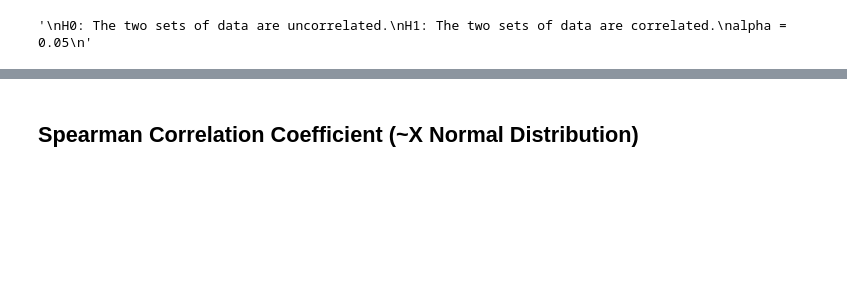
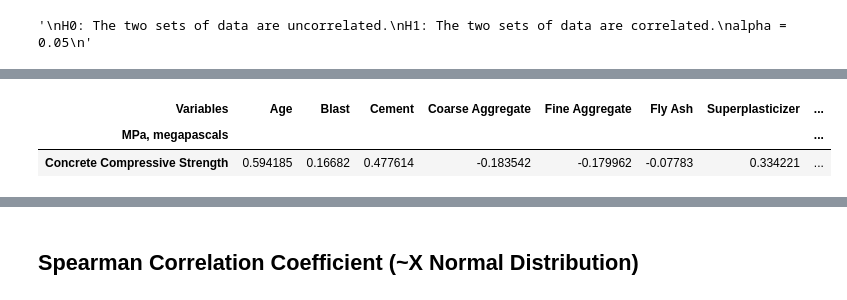
Before and after one commit to Sensodyne/IT_for_Smart_City_HW, a Jupyter notebook: hw4/hw4.ipynb, the cells around one changed output, grey strips where cells are left out. Cells and saved outputs as stored; diff of their text form; code cells hidden in the pictures; blank space fills up the shorter version.

```diff
--- a/hw4/hw4.ipynb
+++ b/hw4/hw4.ipynb
@@ -134,10 +134,13 @@ alpha = 0.05
 '\nH0: The two sets of data are uncorrelated.\nH1: The two sets of data are correlated.\nalpha = 0.05\n'
 # %%
 def calculate_correlation(x: np.array, y: np.array, column_name: str):
-    if column_name == 'water':
+    if column_name == 'Water  (component 4)(kg in a m^3 mixture)':
+        print("Pearson Correlation Test")
         r, p = stats.pearsonr(x, y)
     else:
+        print("Spearman Correlation Test")
         r, p = stats.spearmanr(x, y)
     print("corr:", r, "p-value:", p)
+    return r
     correlation_test(p)
 # %%
@@ -166,0 +190,7 @@ The null hypothesis can be rejected. (correlated)
+# %%
+df_pivot = df_cor.pivot('MPa, megapascals', 'Variables', 'corr')
+df_pivot
+# %% [output]
+| Variables | Age | Blast | Cement | Coarse Aggregate | Fine Aggregate | Fly Ash | Superplasticizer | ... |
+| MPa, megapascals |  |  |  |  |  |  |  | ... |
+| Concrete Compressive Strength | 0.594185 | 0.16682 | 0.477614 | -0.183542 | -0.179962 | -0.07783 | 0.334221 | ... |
```
Also changed, not shown: parts of 6 cells of this notebook, 3 other files.
